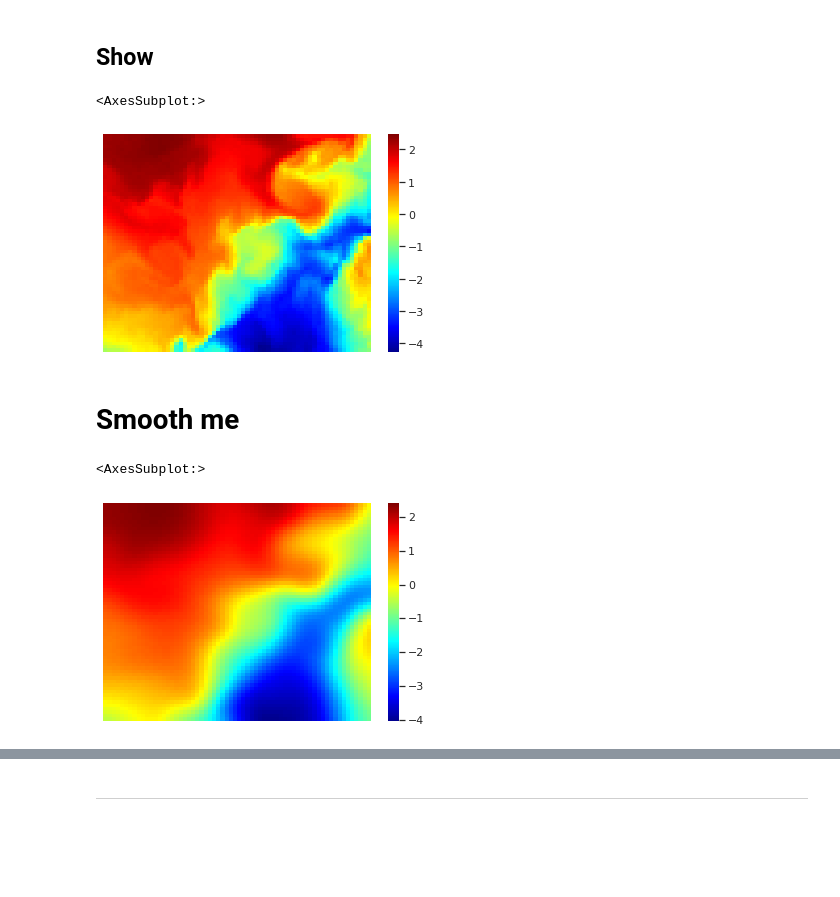
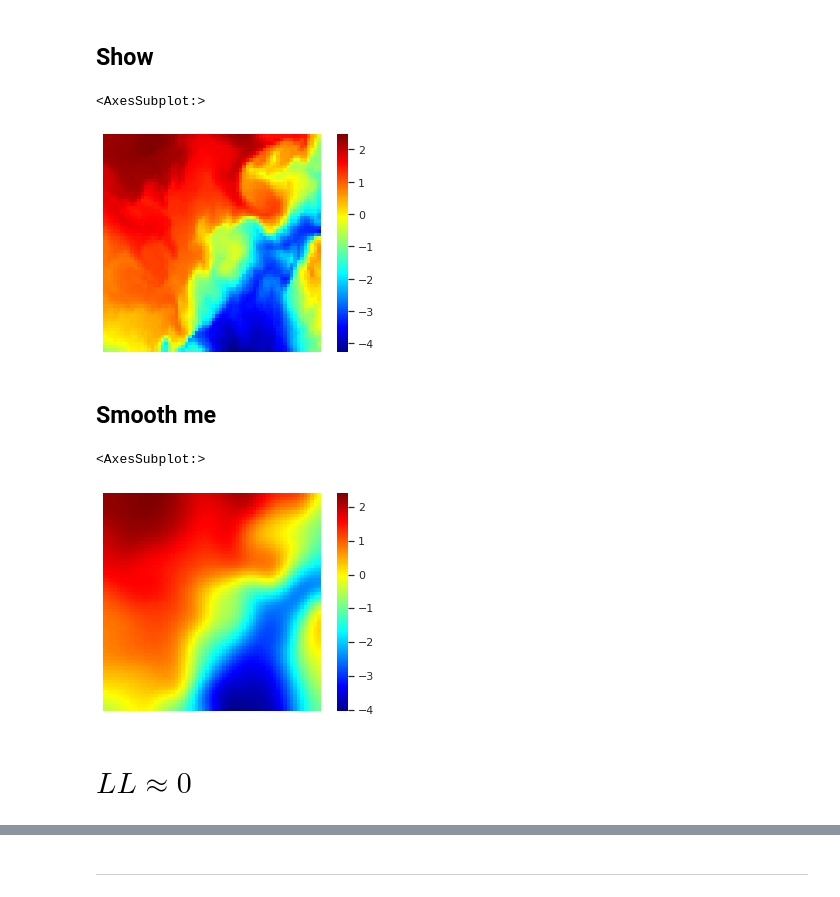
Before and after one commit to AI-for-Ocean-Science/ulmo, a Jupyter notebook: papers/LLC/SST_Compare/Analysis/Smoothing_VIIRS.ipynb, the cells around one changed output, grey strips where cells are left out. Cells and saved outputs as stored; diff of their text form; code cells hidden in the pictures; blank space fills up the shorter version.

```diff
--- a/papers/LLC/SST_Compare/Analysis/Smoothing_VIIRS.ipynb
+++ b/papers/LLC/SST_Compare/Analysis/Smoothing_VIIRS.ipynb
@@ -73,16 +75,18 @@ img = image_utils.grab_image(cutout)
 # %% [markdown]
 ## Show
 # %%
-plotting.show_image(img)
+plotting.show_image(img, set_aspect='equal')
 # %% [output]
 <AxesSubplot:>
-[figure, old version]
+[figure, new version]
 # %% [markdown]
-# Smooth me
+## Smooth me
 # %%
 smoothed = skimage.filters.gaussian(img, 3.)
 # %%
-plotting.show_image(smoothed)
+plotting.show_image(smoothed, set_aspect='equal')
 # %% [output]
 <AxesSubplot:>
-[figure, old version]
+[figure, new version]
+# %% [markdown]
+# $LL \approx 0$
```
Also changed, not shown: parts of 7 cells of this notebook.
